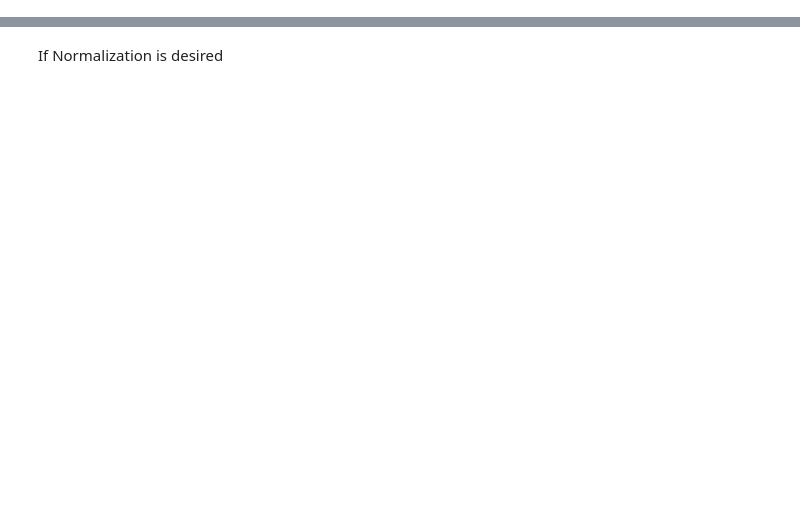
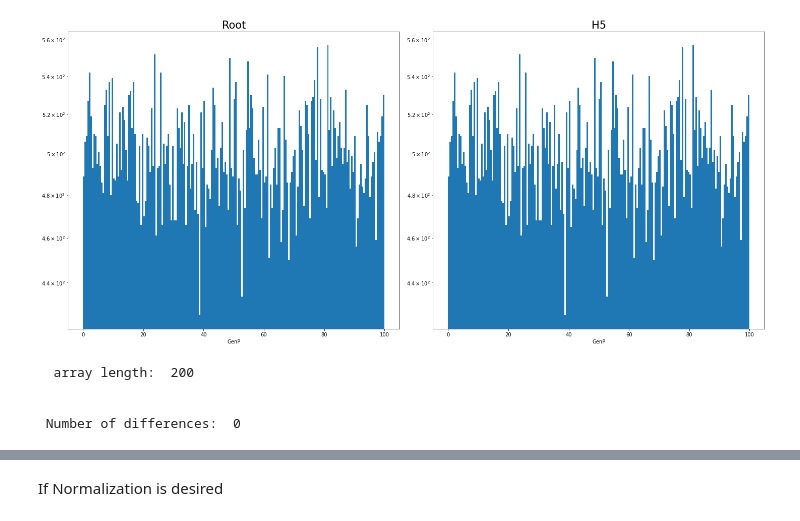
Before and after one commit to eiccodesign/regressiononly, a Jupyter notebook: Cluster_Sum_Regression.ipynb, the cells around one changed output, grey strips where cells are left out. Drawn from its saved outputs; the diff is of its cells as text; code cells hidden in the pictures; blank space fills up the shorter version.

```diff
--- a/Cluster_Sum_Regression.ipynb
+++ b/Cluster_Sum_Regression.ipynb
@@ -102,0 +36,16 @@ truth_E = p[mask]
+# %%
+N_Events = 100_000
+
+cut_on_clusters = True
+cut_on_genTheta = True
+cut_on_genP = False #True for Debug only
+
+min_theta = 5.0 #5 for HCAL
+max_theta = 30.0
+
+hit_e_max = 1e10 #Spikes...
+hit_e_min = 0.00006 #MIPs
+hit_t_max = 200
+
+min_cluster_E = 0.2 #GeV
+#min_cluster_E = 0.0 #GeV
@@ -102,0 +124,8 @@ truth_E = p[mask]
+# %%
+make_comparison_plots( root_gen_P, h5_gen_P, 'GenP' )
+# %% [output]
+[figure, added]
+  array length:  200
+
+
+ Number of differences:  0
```
Also changed, not shown: parts of 96 cells of this notebook.
